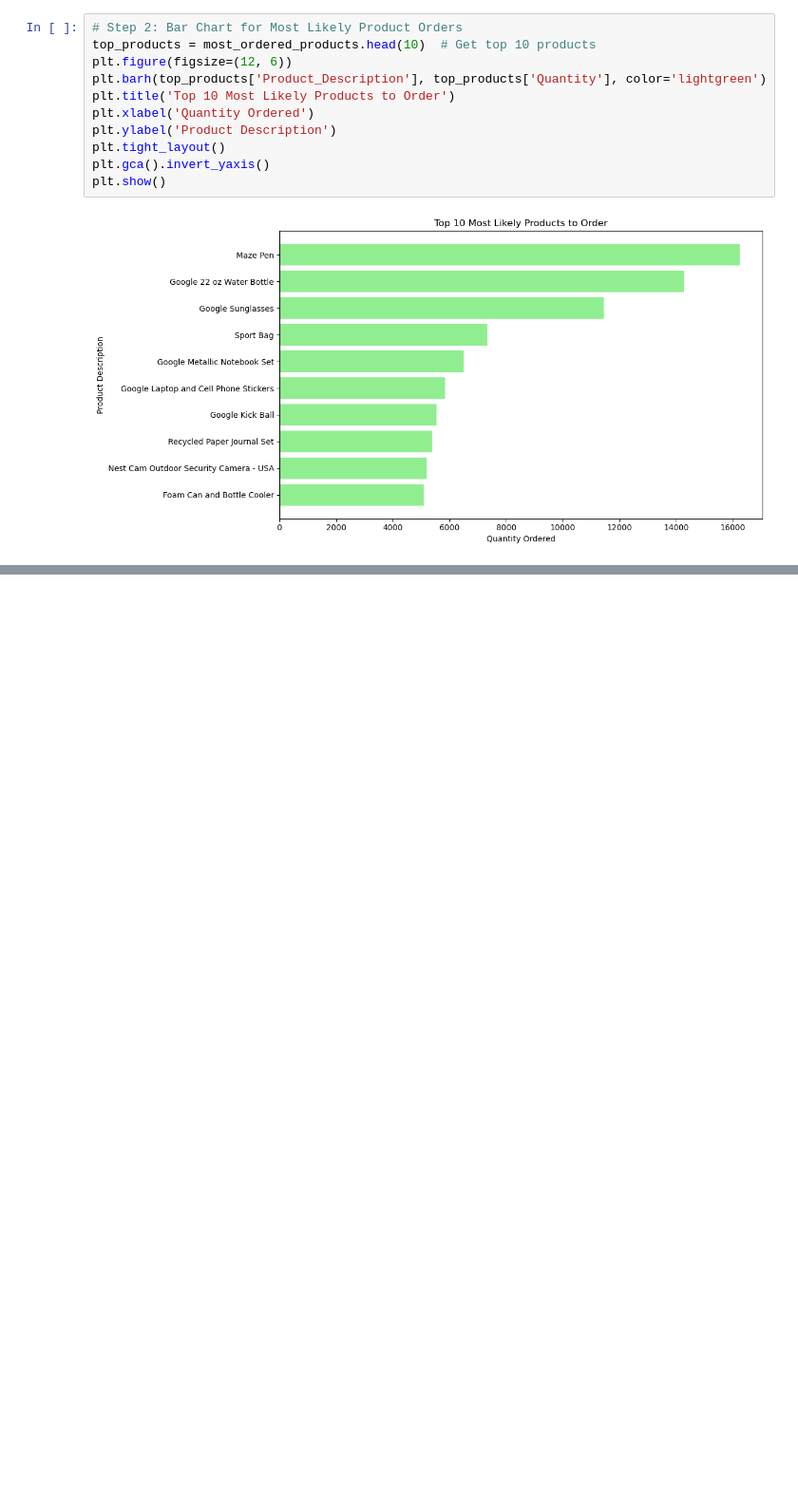
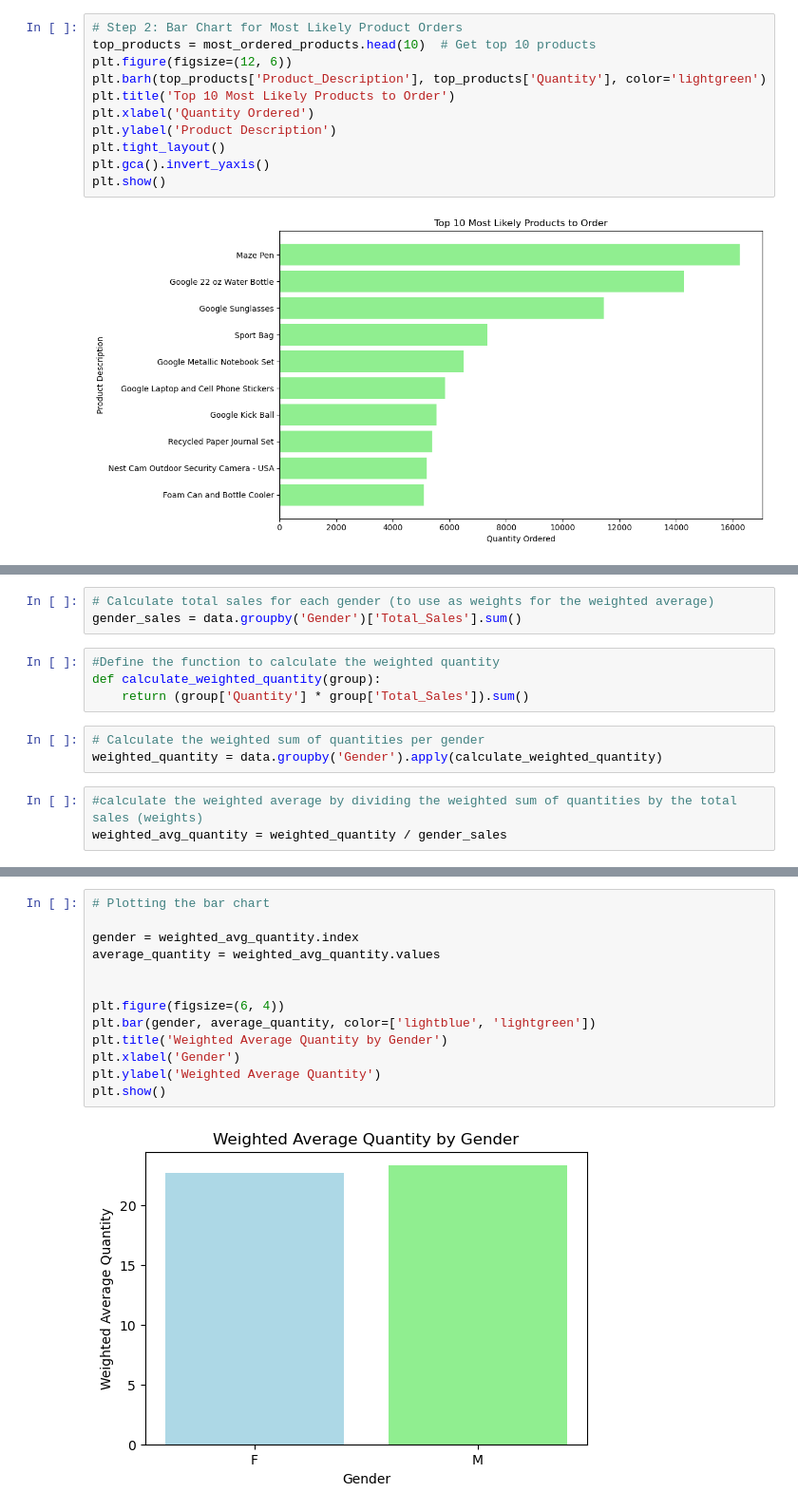
Before and after one commit to natbiorg/project_4, a Jupyter notebook: Project 4 code.ipynb, the cells around one changed output, grey strips where cells are left out. Shown: that part at 95% size. Cells and saved outputs as stored; diff of their text form; blank space fills up the shorter version.

```diff
--- a/Project 4 code.ipynb
+++ b/Project 4 code.ipynb
@@ -273,0 +276,13 @@ plt.show()
+# %%
+# Calculate total sales for each gender (to use as weights for the weighted average)
+gender_sales = data.groupby('Gender')['Total_Sales'].sum()
+# %%
+#Define the function to calculate the weighted quantity
+def calculate_weighted_quantity(group):
+    return (group['Quantity'] * group['Total_Sales']).sum()
+# %%
+# Calculate the weighted sum of quantities per gender
+weighted_quantity = data.groupby('Gender').apply(calculate_weighted_quantity)
+# %%
+#calculate the weighted average by dividing the weighted sum of quantities by the total sales (weights)
+weighted_avg_quantity = weighted_quantity / gender_sales
@@ -273,0 +297,15 @@ plt.show()
+# %%
+# Plotting the bar chart
+
+gender = weighted_avg_quantity.index
+average_quantity = weighted_avg_quantity.values
+
+
+plt.figure(figsize=(6, 4))
+plt.bar(gender, average_quantity, color=['lightblue', 'lightgreen'])
+plt.title('Weighted Average Quantity by Gender')
+plt.xlabel('Gender')
+plt.ylabel('Weighted Average Quantity')
+plt.show()
+# %% [output]
+[figure, added]
```
Also changed, not shown: parts of 2 cells of this notebook.
